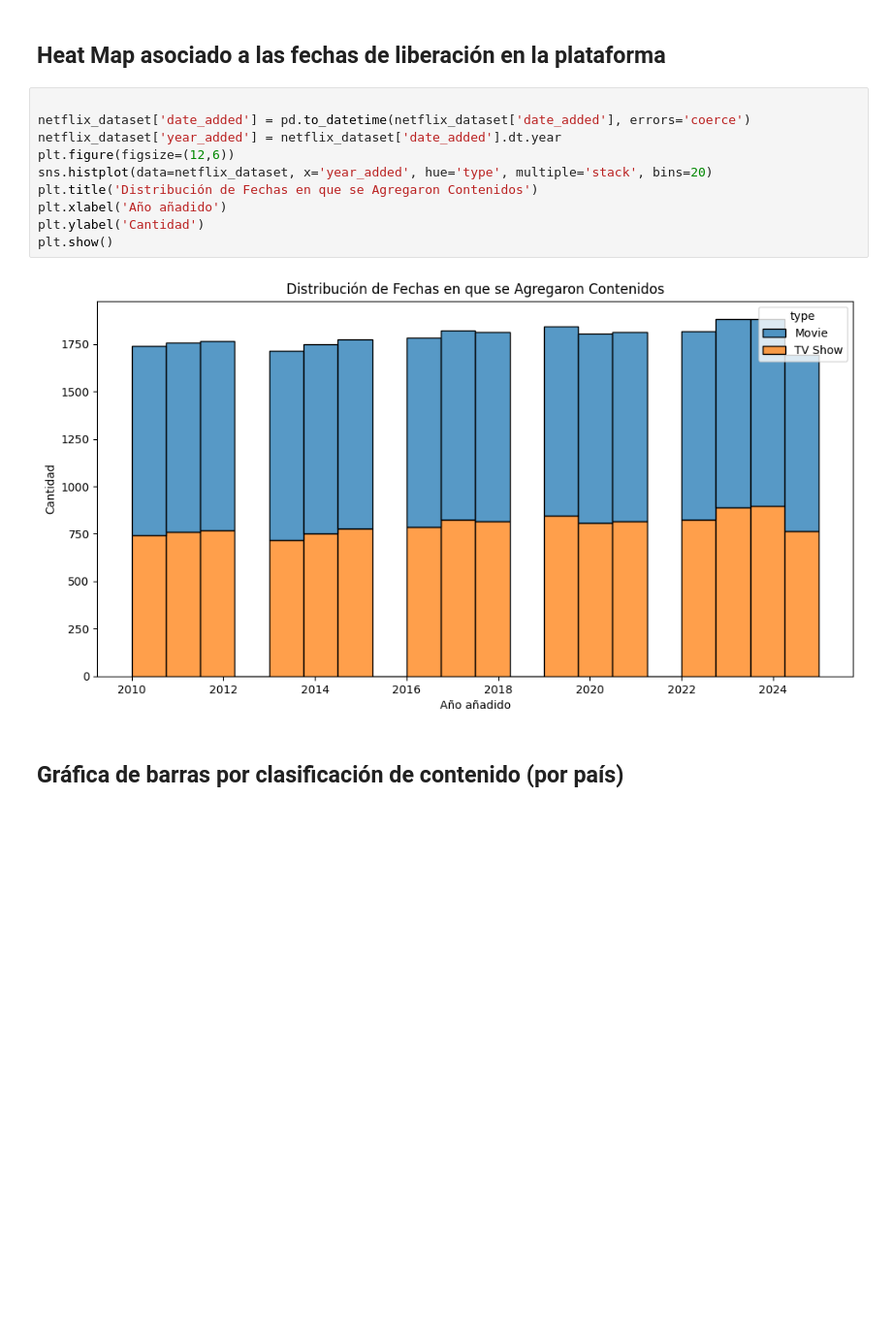
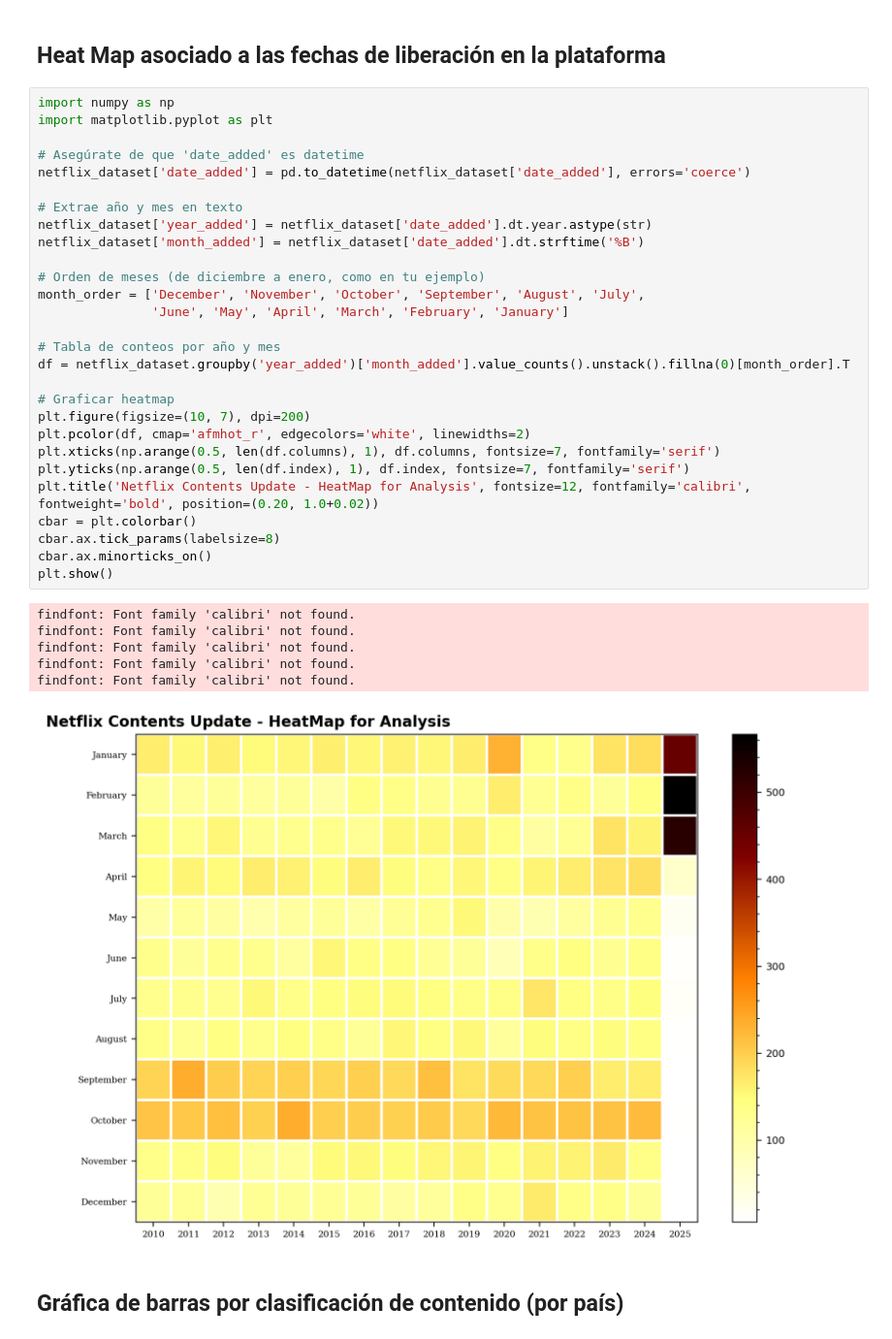
Before and after one commit to KalidRs/practica-9-netflix-analisis, a Jupyter notebook: Netflix_2025.ipynb, the cells around one changed output. Shown at 97% size. Saved outputs shown, nothing was run; the diff lists cells and outputs as text; blank space fills up the shorter version.

```diff
--- a/Netflix_2025.ipynb
+++ b/Netflix_2025.ipynb
@@ -198,17 +198,40 @@ plt.show()
 # %% [markdown]
 ## Heat Map asociado a las fechas de liberación en la plataforma
 # %%
+import numpy as np
+import matplotlib.pyplot as plt
 
+# Asegúrate de que 'date_added' es datetime
 netflix_dataset['date_added'] = pd.to_datetime(netflix_dataset['date_added'], errors='coerce')
-netflix_dataset['year_added'] = netflix_dataset['date_added'].dt.year
-plt.figure(figsize=(12,6))
-sns.histplot(data=netflix_dataset, x='year_added', hue='type', multiple='stack', bins=20)
-plt.title('Distribución de Fechas en que se Agregaron Contenidos')
-plt.xlabel('Año añadido')
-plt.ylabel('Cantidad')
+
+# Extrae año y mes en texto
+netflix_dataset['year_added'] = netflix_dataset['date_added'].dt.year.astype(str)
+netflix_dataset['month_added'] = netflix_dataset['date_added'].dt.strftime('%B')
+
+# Orden de meses (de diciembre a enero, como en tu ejemplo)
+month_order = ['December', 'November', 'October', 'September', 'August', 'July',
+               'June', 'May', 'April', 'March', 'February', 'January']
+
+# Tabla de conteos por año y mes
+df = netflix_dataset.groupby('year_added')['month_added'].value_counts().unstack().fillna(0)[month_order].T
+
+# Graficar heatmap
+plt.figure(figsize=(10, 7), dpi=200)
+plt.pcolor(df, cmap='afmhot_r', edgecolors='white', linewidths=2)
+plt.xticks(np.arange(0.5, len(df.columns), 1), df.columns, fontsize=7, fontfamily='serif')
+plt.yticks(np.arange(0.5, len(df.index), 1), df.index, fontsize=7, fontfamily='serif')
+plt.title('Netflix Contents Update - HeatMap for Analysis', fontsize=12, fontfamily='calibri', fontweight='bold', position=(0.20, 1.0+0.02))
+cbar = plt.colorbar()
+cbar.ax.tick_params(labelsize=8)
+cbar.ax.minorticks_on()
 plt.show()
 # %% [output]
+findfont: Font family 'calibri' not found.
+findfont: Font family 'calibri' not found.
+findfont: Font family 'calibri' not found.
+findfont: Font family 'calibri' not found.
+findfont: Font family 'calibri' not found.
-[figure, old version]
+[figure, new version]
 # %% [markdown]
 ## Gráfica de barras por clasificación de contenido (por país)
 # %%
```
Also changed, not shown: parts of 1 cell of this notebook, 1 other file.
